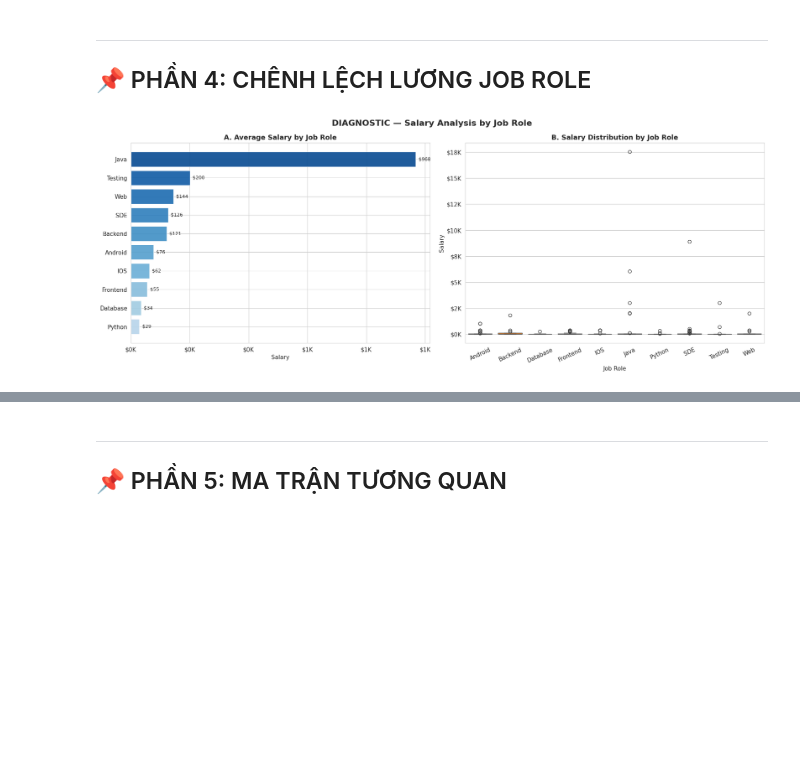
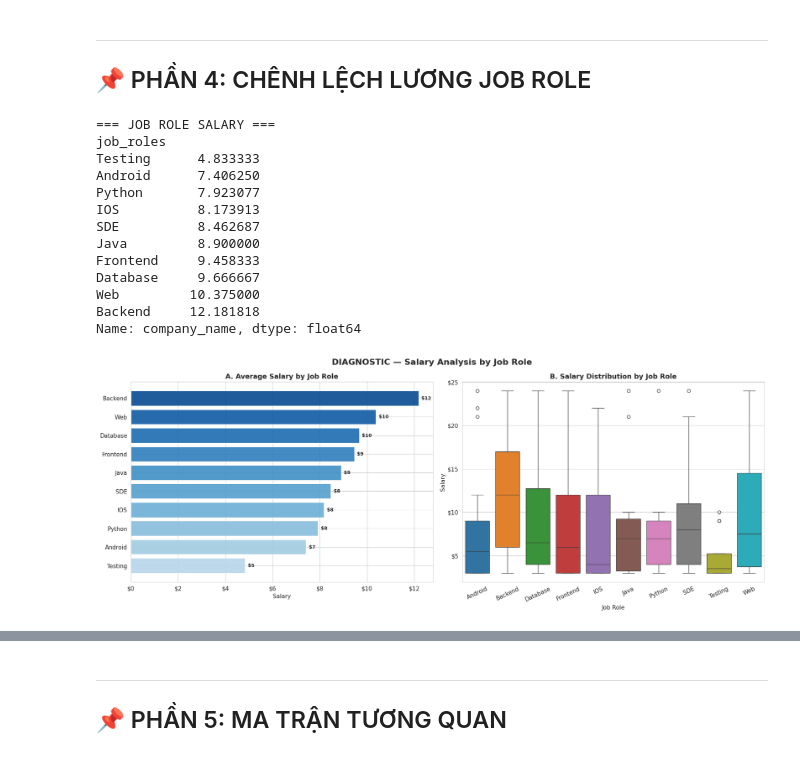
Before and after one commit to duchb1212/DA, a Jupyter notebook: 02_diagnostic.ipynb, the cells around one changed output, grey strips where cells are left out. Saved outputs shown, nothing was run; the diff lists cells and outputs as text; code cells hidden in the pictures; blank space fills up the shorter version.

```diff
--- a/02_diagnostic.ipynb
+++ b/02_diagnostic.ipynb
@@ -142,8 +142,8 @@ print(
 # ─────────────────────────────────────────────────────────────
 # Loại outlier
 # ─────────────────────────────────────────────────────────────
-q01 = df[SAL_COL].quantile(0.01)
-q99 = df[SAL_COL].quantile(0.99)
+q01 = df[SAL_COL].quantile(0.25)
+q99 = df[SAL_COL].quantile(0.75)
 
 df = df[
     (df[SAL_COL] >= q01) &
@@ -679,6 +781,17 @@ else:
 ROLE_COL = 'job_roles'
 
 if ROLE_COL in df.columns:
+
+    # ========================================================
+    # Salary Formatter
+    # ========================================================
+    def salary_formatter(x, pos):
+        if x >= 1_000_000:
+            return f'${x/1_000_000:.1f}M'
+        elif x >= 1_000:
+            return f'${x/1_000:.0f}K'
+        else:
+            return f'${x:,.0f}'
 
     # lấy top 10 role phổ biến nhất
     top_roles = (
@@ -725,6 +838,9 @@ if ROLE_COL in df.columns:
         .sort_values(ascending=True)
     )
 
+    print("\n=== JOB ROLE SALARY ===")
+    print(role_mean)
+
     # ─────────────────────────────────────
     # Figure
     # ─────────────────────────────────────
@@ -746,7 +862,7 @@ if ROLE_COL in df.columns:
         np.linspace(0.3, 0.9, len(role_mean))
     )
 
-    axes[0].barh(
+    bars = axes[0].barh(
         role_mean.index,
         role_mean.values,
         color=colors,
@@ -754,15 +870,25 @@ if ROLE_COL in df.columns:
         alpha=0.9
     )
 
+    x_max = role_mean.max()
+
     # value labels
-    for i, v in enumerate(role_mean.values):
+    for bar, v in zip(bars, role_mean.values):
+
+        if v >= 1_000_000:
+            label = f'${v/1_000_000:.1f}M'
+        elif v >= 1_000:
+            label = f'${v/1_000:.1f}K'
+        else:
+            label = f'${v:,.0f}'
 
         axes[0].text(
-            v + role_mean.max()*0.01,
-            i,
-            f'${v:,.0f}',
+            v + x_max * 0.01,
+            bar.get_y() + bar.get_height()/2,
+            label,
             va='center',
-            fontsize=9
+            fontsize=9,
+            fontweight='bold'
         )
 
     axes[0].set_title(
@@ -772,9 +898,7 @@ if ROLE_COL in df.columns:
     axes[0].set_xlabel('Salary')
 
     axes[0].xaxis.set_major_formatter(
-        mticker.FuncFormatter(
-            lambda x, _: f'${x/1000:.0f}K'
-        )
+        mticker.FuncFormatter(salary_formatter)
     )
 
     # ─────────────────────────────────────
@@ -799,9 +923,7 @@ if ROLE_COL in df.columns:
     )
 
     axes[1].yaxis.set_major_formatter(
-        mticker.FuncFormatter(
-            lambda x, _: f'${x/1000:.0f}K'
-        )
+        mticker.FuncFormatter(salary_formatter)
     )
 
     axes[1].set_xlabel('Job Role')
@@ -815,32 +937,46 @@ if ROLE_COL in df.columns:
     plt.savefig(
         'diag_04_salary_by_job_role.png',
         dpi=150,
-        bbox_inches='tight'
+        bbox_inches='tight',
+        pad_inches=0.05
     )
 
     plt.show()
 
     print('💾 Lưu: diag_04_salary_by_job_role.png')
 
     # ─────────────────────────────────────
     # Summary table
     # ─────────────────────────────────────
     summary = pd.DataFrame({
         'Average Salary': role_mean,
         'Median Salary': role_median
     })
 
     summary = summary.sort_values(
         by='Average Salary',
         ascending=False
     )
 
     print('\n📊 Salary Summary by Job Role:\n')
 
     print(summary.round(2))
 
 else:
 
     print('❌ Không tìm thấy cột job_roles')
 # %% [output]
+=== JOB ROLE SALARY ===
+job_roles
+Testing      4.833333
+Android      7.406250
+Python       7.923077
+IOS          8.173913
+SDE          8.462687
+Java         8.900000
+Frontend     9.458333
+Database     9.666667
+Web         10.375000
+Backend     12.181818
+Name: company_name, dtype: float64
-[figure, old version]
+[figure, new version]
```
Also changed, not shown: parts of 6 cells of this notebook, 5 other files.
